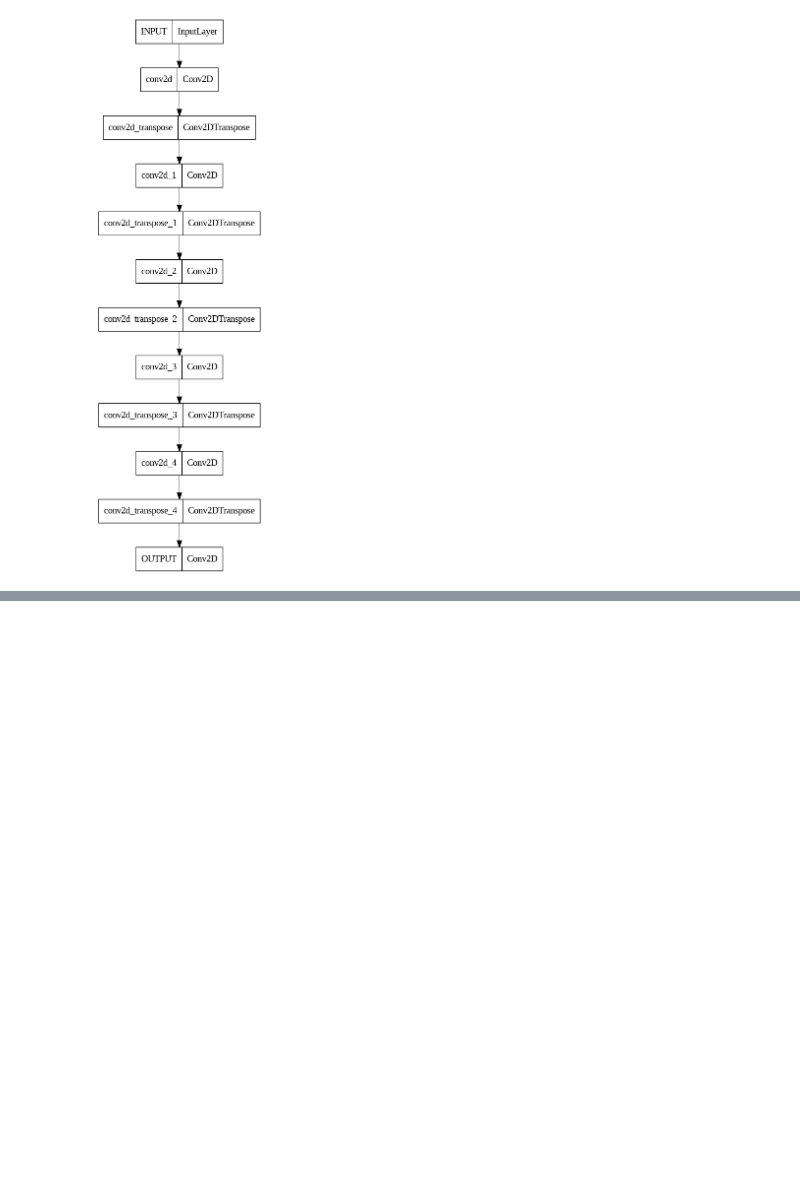
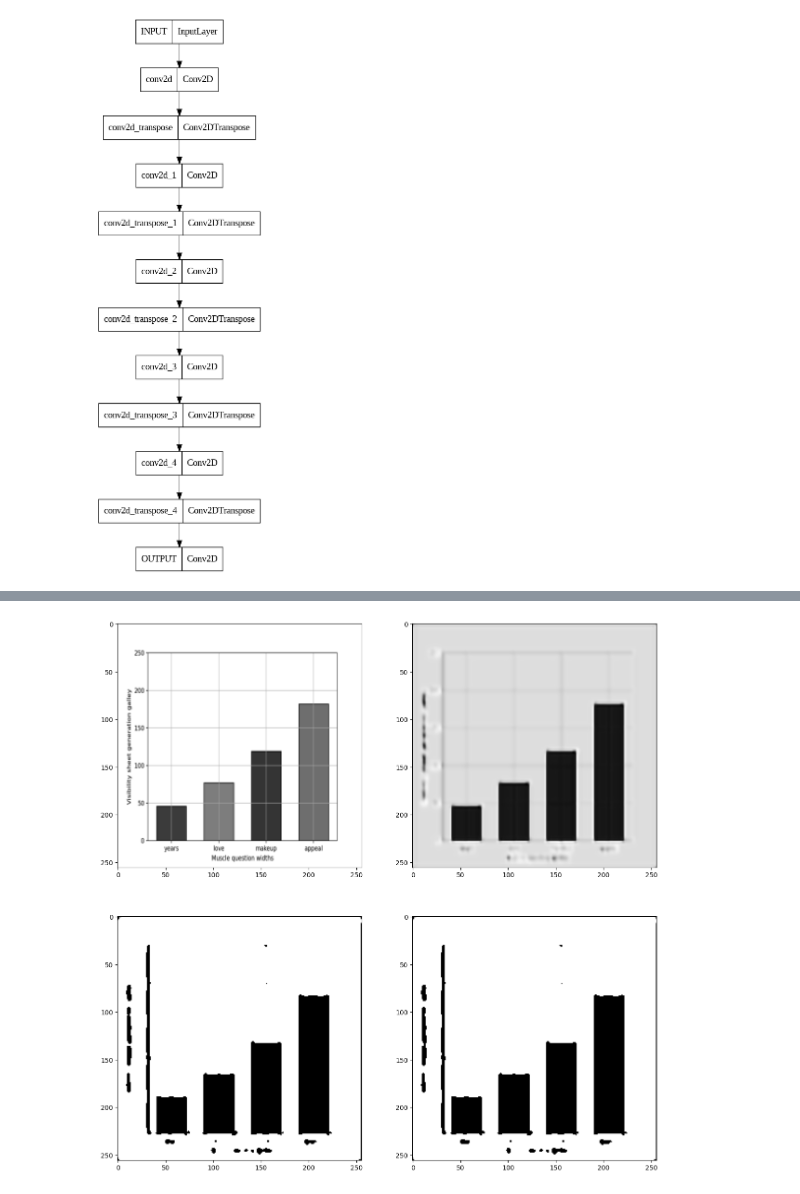
Before and after one commit to nucontreras/artificial-intelligence-scripts, a Jupyter notebook: FSCN/Barras/bar_chart_old.ipynb, the cells around one changed output, grey strips where cells are left out. Cells and saved outputs as stored; diff of their text form; code cells hidden in the pictures; blank space fills up the shorter version.

```diff
--- a/FSCN/Barras/bar_chart_old.ipynb
+++ b/FSCN/Barras/bar_chart_old.ipynb
@@ -319,6 +325,11 @@ _________________________________________________________________
 plot_model(model_loaded)
 # %% [output]
 [figure]
+# %%
+model_old_loaded_2021 = load_model('Trained Models/Old/2021-2021-18_15-28-38.h5')
+model_old_loaded_FSCN1 = load_model('Trained Models/Old/FSCN1.h5')
+model_old_loaded_FSCN2 = load_model('Trained Models/Old/FSCN2.h5')
+model_old_loaded_FSCN3 = load_model('Trained Models/Old/FSCN3.h5')
 # %%
 n = 100
 img_path = path_bar_chart_db + f"dataset/segmentation-2/test/grises/{n}.png"
@@ -330 +341,8 @@ show_data(model_loaded, img_path)
 [figure]
+# %%
+n = 100
+img_path = path_bar_chart_db + f"dataset/segmentation-2/test/grises/{n}.png"
+target_path = path_bar_chart_db + f"dataset/segmentation-2/train/segmented/{n}.png"
+
+show_data(model_old_loaded_2021, img_path)
+# %% [output]
@@ -331,3 +350,4 @@ show_data(model_loaded, img_path)
+[figure, added]
 # %%
 def minmax(img):
     img = (img - img.min())/(img.max() - img.min()) #MIN MAX
```
Also changed, not shown: parts of 27 cells of this notebook.
